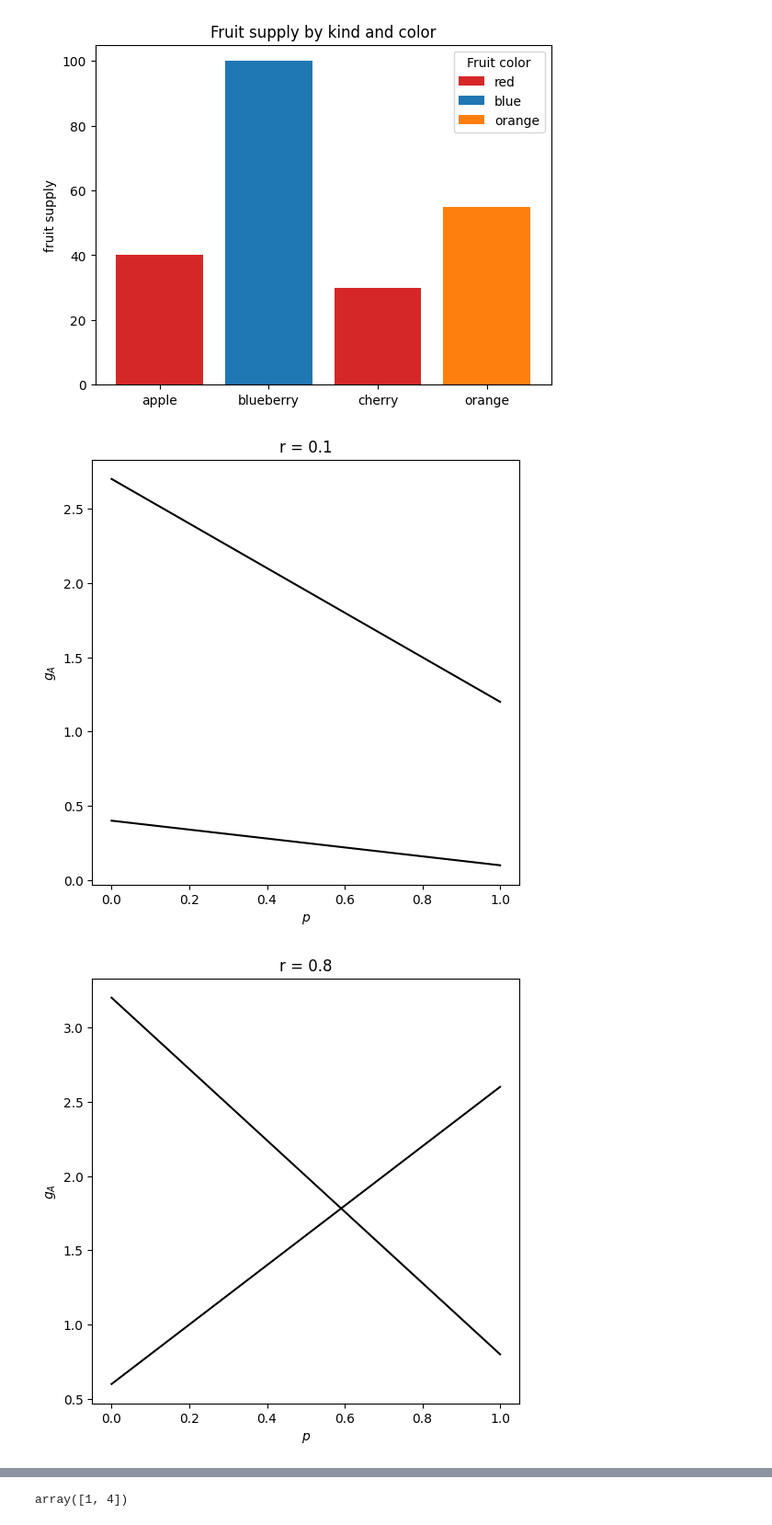
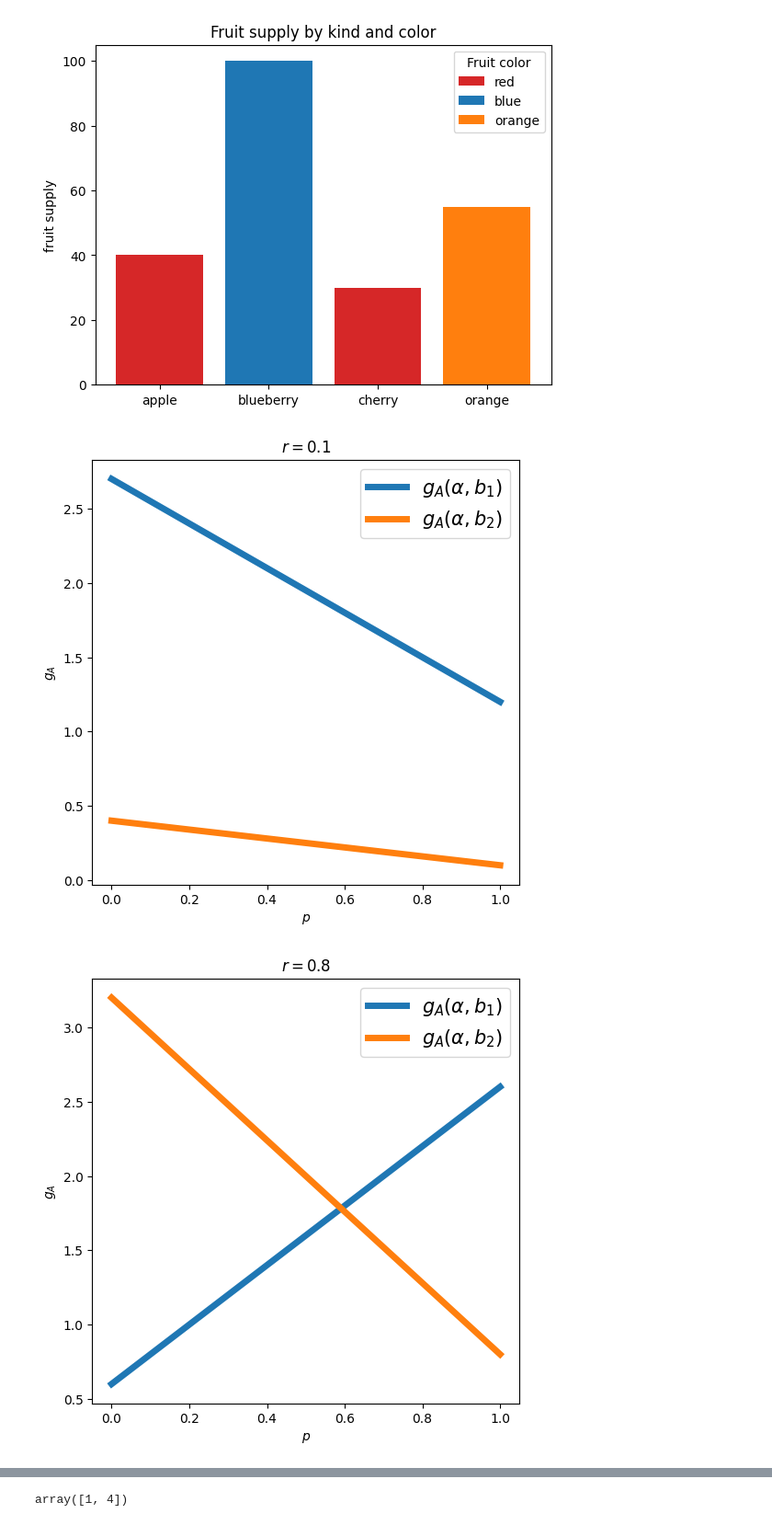
Before and after one commit to moticilla/semi_cooperative_game_coursework, a Jupyter notebook: graphing.ipynb, the cells around one changed output, grey strips where cells are left out. Shown at 92% size. Saved outputs shown, nothing was run; the diff lists cells and outputs as text; code cells hidden in the pictures.

```diff
--- a/graphing.ipynb
+++ b/graphing.ipynb
@@ -22,39 +22,41 @@ The PostScript backend does not support transparency; partially transparent arti
 def graph_line(plt, p, q):
     px, py = p
     qx, qy = q
 
-    plt.plot((px,qx), (py,qy), linestyle="solid", color="black")
+    plt.plot((px,qx), (py,qy), linestyle="solid", linewidth=5)
 
 
 def graph_A(plt, r):
-    graph_line(plt, (0,3-3 * r), (1, 2*r + 1))
-    graph_line(plt, (0, 4*r), (1, r))
+    graph_line(plt, (0,3-3 * r), (1, 2*r + 1)) # )
+    graph_line(plt, (0, 4*r), (1, r)) # g_{A}(\alpha,b_{2})
     plt.xlabel(r'$p$')
     plt.ylabel(r'$g_A$')
-    plt.title(r'r = ' + str(r))
+    plt.title(r'$r = ' + str(r) +r'$')
+    plt.legend([r'$g_{A}(\alpha,b_{1})$',r'$g_{A}(\alpha,b_{2})$'], fontsize="15")
 
 def graph_B(plt, r):
-    graph_line(plt, (0,1 - r), (1, 2))
-    graph_line(plt, (0, 5 *r), (1, 5))
+    graph_line(plt, (0,1 - r), (1, 2)) # g_{B}(a_{1},\beta)
+    graph_line(plt, (0, 5 *r), (1, 5)) # g_{B}(a_{2},\beta)
     plt.xlabel(r'$q$')
     plt.ylabel(r'$g_B$')
-    plt.title(r'r = ' + str(r))
+    plt.title(r'$r = ' + str(r) + r'$')
+    plt.legend([r'$g_{B}(a_{1},\beta)$',r'$g_{B}(a_{2},\beta)$'], fontsize="15")
 
 
 rsa = [0.1, 0.8]
 rsb = [0.1, 0.3]
 
 
 for r in rsa:
     graph_A(plt, r)
     plt.savefig(f'graphics/A_threat_point_finding_{round(r,3)}.svg', format='svg', dpi=1200)
     plt.show()
 
 for r in rsb:
     graph_B(plt, r)
 
     plt.savefig(f'graphics/B_threat_point_finding_{round(r,3)}.svg', format='svg', dpi=1200)
     plt.show()
 # %% [output]
-[figure, old version]
+[figure, new version]
-[figure, old version]
+[figure, new version]
```
Also changed, not shown: parts of 7 cells of this notebook, 22 other files.
